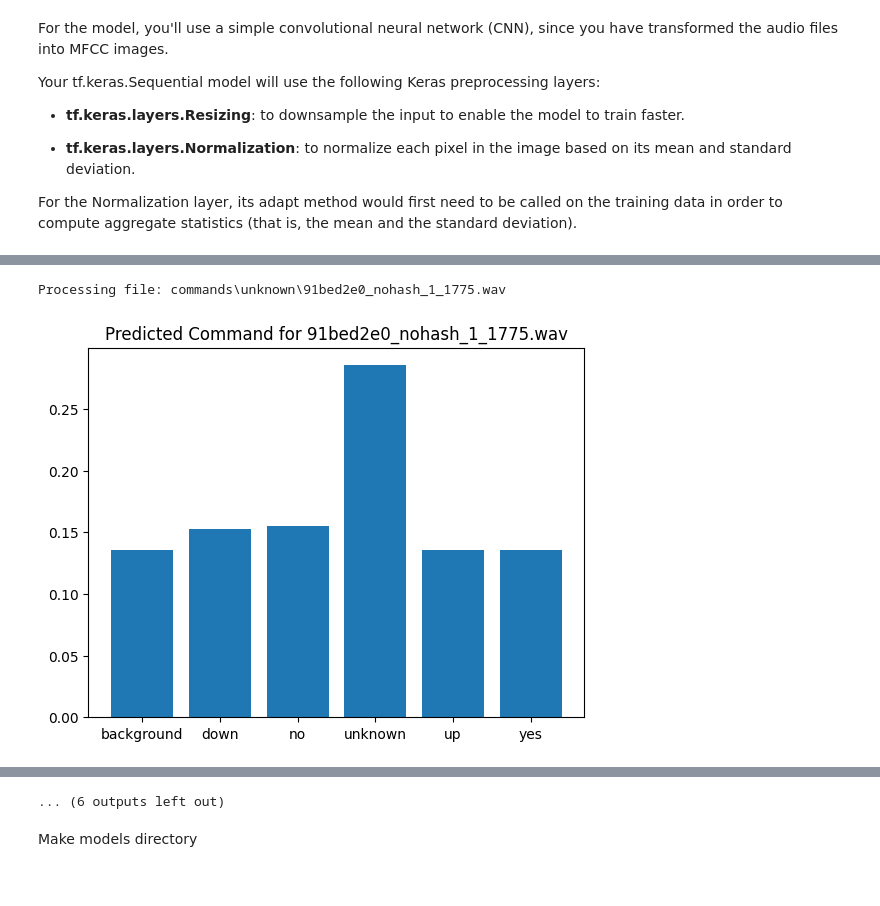
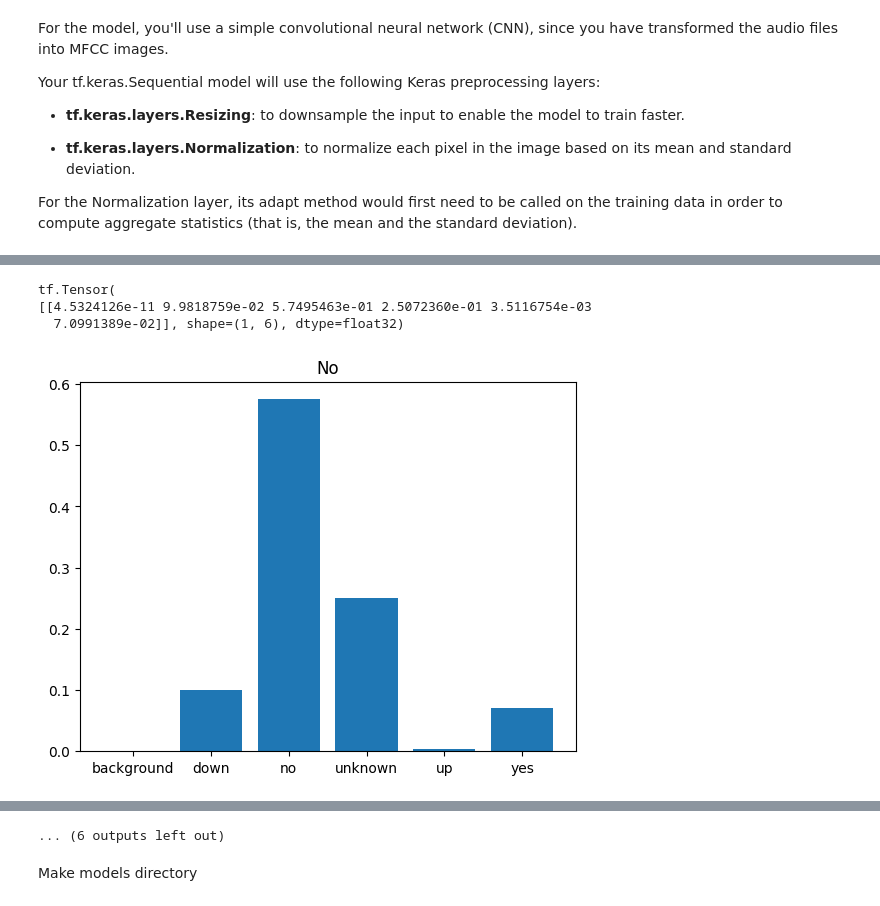
Before and after one commit to lbalic21/keyword_spotting, a Jupyter notebook: neural_network/kws_network.ipynb, the cells around one changed output, grey strips where cells are left out. Drawn from its saved outputs; the diff is of its cells as text; code cells hidden in the pictures.

```diff
--- a/neural_network/kws_network.ipynb
+++ b/neural_network/kws_network.ipynb
@@ -621,24 +621,24 @@ norm_layer.adapt(data=train_mfcc_dataset.map(map_func=lambda spec, label: spec))
 
 model1 = tf.keras.Sequential([
     layers.Input(shape=input_shape),    # Input layer
-    layers.Resizing(32, 32),  # Resize the input to 32x32
-    norm_layer,  # Normalize the input
+    #layers.Resizing(32, 32),  # Resize the input to 32x32
+    #norm_layer,  # Normalize the input
 
 
     #layers.Conv2D(64, 3, activation='relu'),  # Convolutional Layer 1
     #layers.MaxPooling2D(pool_size=(2,2)),
 
-    layers.Conv2D(32, kernel_size=3, kernel_constraint=tf.keras.constraints.MaxNorm(1), padding='same', activation='relu'),
+    layers.Conv2D(8, kernel_size=3, kernel_constraint=tf.keras.constraints.MaxNorm(1), padding='same', activation='relu'),
     layers.MaxPooling2D(pool_size=2, strides=2, padding='same'), # Max Pooling Layer
-    layers.Dropout(0.25),
+    #layers.Dropout(0.25),
     layers.Conv2D(16, kernel_size=3, kernel_constraint=tf.keras.constraints.MaxNorm(1), padding='same', activation='relu'),
     layers.MaxPooling2D(pool_size=2, strides=2, padding='same'), # Max Pooling Layer
-    layers.Dropout(0.25),
+    #layers.Dropout(0.25),
 
     layers.Flatten(),  # Flatten the data for dense layers
-    layers.Dense(32, activation='relu'),  # Fully connected layer
-    #layers.Dropout(0.25),  # Dropout layer with 50% rate
-    layers.Dense(32, activation='relu'),  # Fully connected layer
+    layers.Dense(8, activation='relu'),  # Fully connected layer
+    layers.Dropout(0.25),  # Dropout layer with 50% rate
+    layers.Dense(8, activation='relu'),  # Fully connected layer
     #layers.Dropout(0.25),  # Dropout layer with 50% rate
     layers.Dense(num_labels, 'softmax'),  # Output layer (no activation, for multi-class classification)
 ])
@@ -753,54 +753,36 @@ plt.show()
 [figure]
 # %%
-# Path to the commands dataset
 commands_dataset_path = "commands"
+selected_files = []
 
-# List of classes (subdirectories) in the dataset
-commands = sorted(os.listdir(commands_dataset_path))
-
-# Initialize a dictionary to store a random file from each class
-random_files = {}
-
+# Randomly select one file from each folder
 for command in commands:
     command_path = os.path.join(commands_dataset_path, command)
     if os.path.isdir(command_path):
-        # Get a list of files in the class directory
+        # Get all .wav files in the folder
         files = [f for f in os.listdir(command_path) if f.endswith('.wav')]
+        if files:  # Ensure the folder is not empty
+            random_file = random.choice(files)
+            selected_files.append(os.path.join(command_path, random_file))
 
-        # Randomly select one file
-        if files:
-            random_file = random.choice(files)
-            random_files[command] = os.path.join(command_path, random_file)
+print("Selected files:", selected_files)
 
-# Display the selected random file from each class
-print("Randomly selected files from each class:")
-for command, file_path in random_files.items():
-    print(f"{command}: {file_path}")
 
-# Function to process and predict for each random file
-def process_and_predict(file_path, model, commands):
-    x = tf.io.read_file(file_path)
-    x, sample_rate = tf.audio.decode_wav(x, desired_channels=1, desired_samples=16000)
-    x = tf.squeeze(x, axis=-1)  # Remove the channel dimension
+# make predictions
+for x in selected_files:
+
+    x = tf.io.read_file(str(x))
+    x, sample_rate = tf.audio.decode_wav(x, desired_channels=1, desired_samples=16000,)
+    x = tf.squeeze(x, axis=-1)
     waveform = x
+    x = generate_mfccs(x)
+    x = x[tf.newaxis,...]
 
-    # Generate MFCCs
-    x = generate_mfccs(x)  # Assuming you have defined the `generate_mfccs` function
-    x = x[tf.newaxis, ...]  # Add batch dimension
-
-    # Make predictions
-    prediction = model(x)
-
-    # Plot predictions as a bar chart
-    plt.bar(commands, tf.nn.softmax(prediction[0]))
-    plt.title(f"Predicted Command for {os.path.basename(file_path)}")
+    prediction = model1(x)
+    print(prediction)
+    plt.bar(commands, prediction[0])
+    plt.title('No')
     plt.show()
 
-    # Play the audio
-    display.display(display.Audio(waveform.numpy(), rate=16000))
-
-# Assuming you have a trained model and a list of commands
-for command, file_path in random_files.items():
-    print(f"\nProcessing file: {file_path}")
-    process_and_predict(file_path, model1, commands)
+    display.display(display.Audio(waveform, rate=16000))
 # %% [output]
@@ -823,6 +804,8 @@ Processing file: commands\no\cdee383b_nohash_3.wav
 [interactive output not drawn]
-Processing file: commands\unknown\91bed2e0_nohash_1_1775.wav
+tf.Tensor(
+[[4.5324126e-11 9.9818759e-02 5.7495463e-01 2.5072360e-01 3.5116754e-03
+  7.0991389e-02]], shape=(1, 6), dtype=float32)
-[figure, old version]
+[figure, new version]
 [interactive output not drawn]
 ... (6 outputs left out)
 # %% [markdown]
```
Also changed, not shown: parts of 10 cells of this notebook, 7 other files.
